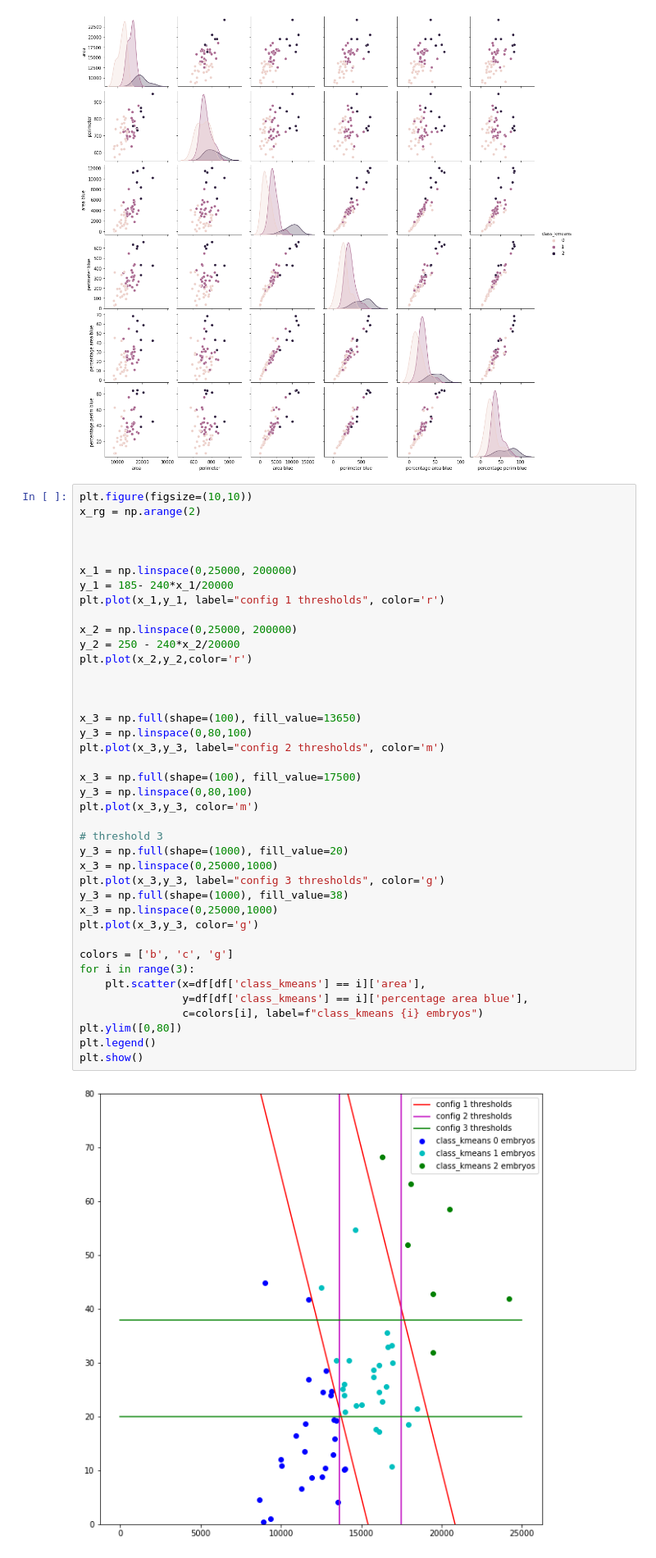
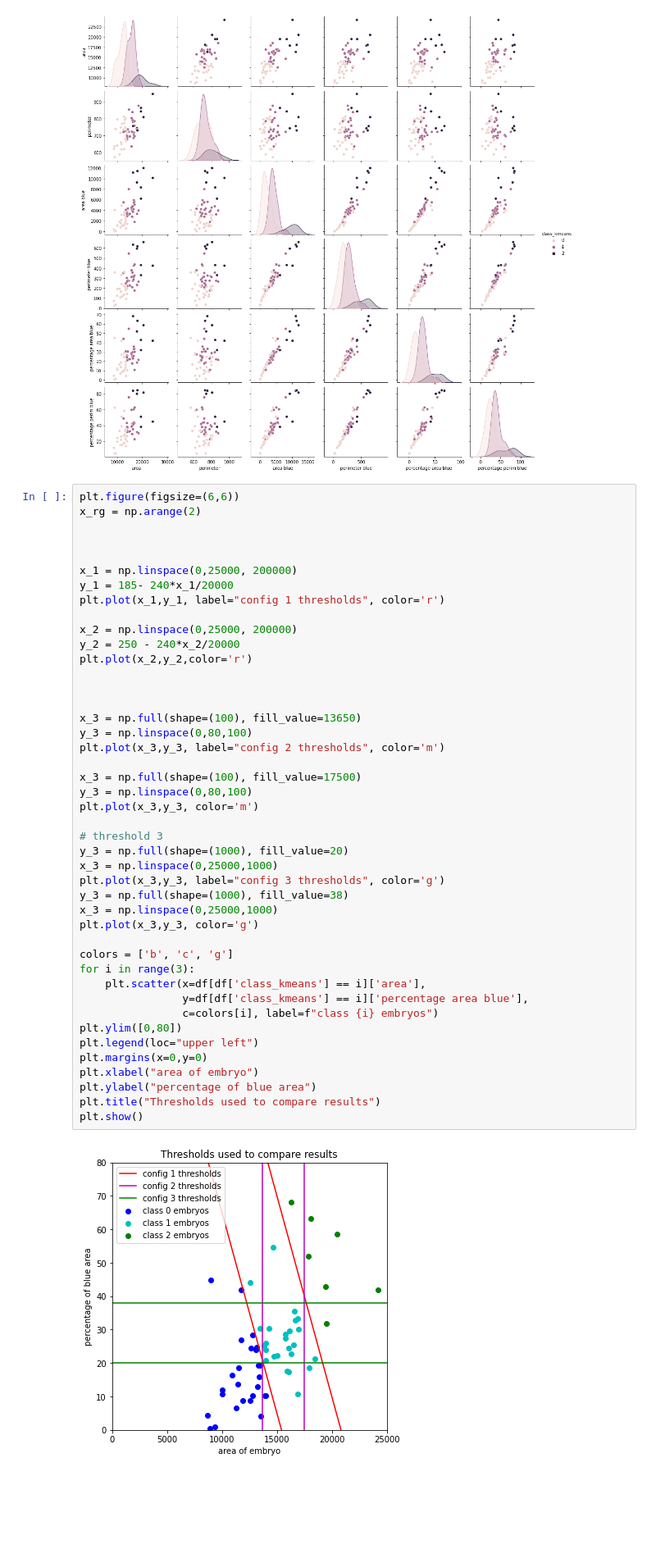
Before and after one commit to eleonoraieronimaki/shape_texture_classification, a Jupyter notebook: measurements.ipynb, the cells around one changed output. Shown: that part at 82% size. Saved outputs shown, nothing was run; the diff lists cells and outputs as text; blank space fills up the shorter version.

```diff
--- a/measurements.ipynb
+++ b/measurements.ipynb
@@ -96,7 +96,7 @@ sns.pairplot(df,hue="class_kmeans")
 <seaborn.axisgrid.PairGrid at 0x...>
 [figure]
 # %%
-plt.figure(figsize=(10,10))
+plt.figure(figsize=(6,6))
 x_rg = np.arange(2)
 
 
@@ -107,36 +107,40 @@ plt.plot(x_1,y_1, label="config 1 thresholds", color='r')
 
 x_2 = np.linspace(0,25000, 200000)
 y_2 = 250 - 240*x_2/20000
 plt.plot(x_2,y_2,color='r')
 
 
 
 x_3 = np.full(shape=(100), fill_value=13650)
 y_3 = np.linspace(0,80,100)
 plt.plot(x_3,y_3, label="config 2 thresholds", color='m')
 
 x_3 = np.full(shape=(100), fill_value=17500)
 y_3 = np.linspace(0,80,100)
 plt.plot(x_3,y_3, color='m')
 
 # threshold 3
 y_3 = np.full(shape=(1000), fill_value=20)
 x_3 = np.linspace(0,25000,1000)
 plt.plot(x_3,y_3, label="config 3 thresholds", color='g')
 y_3 = np.full(shape=(1000), fill_value=38)
 x_3 = np.linspace(0,25000,1000)
 plt.plot(x_3,y_3, color='g')
 
 colors = ['b', 'c', 'g']
 for i in range(3):
     plt.scatter(x=df[df['class_kmeans'] == i]['area'],
                 y=df[df['class_kmeans'] == i]['percentage area blue'],
-                c=colors[i], label=f"class_kmeans {i} embryos")
+                c=colors[i], label=f"class {i} embryos")
 plt.ylim([0,80])
-plt.legend()
+plt.legend(loc="upper left")
+plt.margins(x=0,y=0)
+plt.xlabel("area of embryo")
+plt.ylabel("percentage of blue area")
+plt.title("Thresholds used to compare results")
 plt.show()
 # %% [output]
-[figure, old version]
+[figure, new version]
 # %%
 # create second classes
 x = lambda val: 0 if val < 13650 else 1 if val >= 13650 and val < 17500 else 2
```
Also changed, not shown: parts of 12 cells of this notebook, 1 other file.
